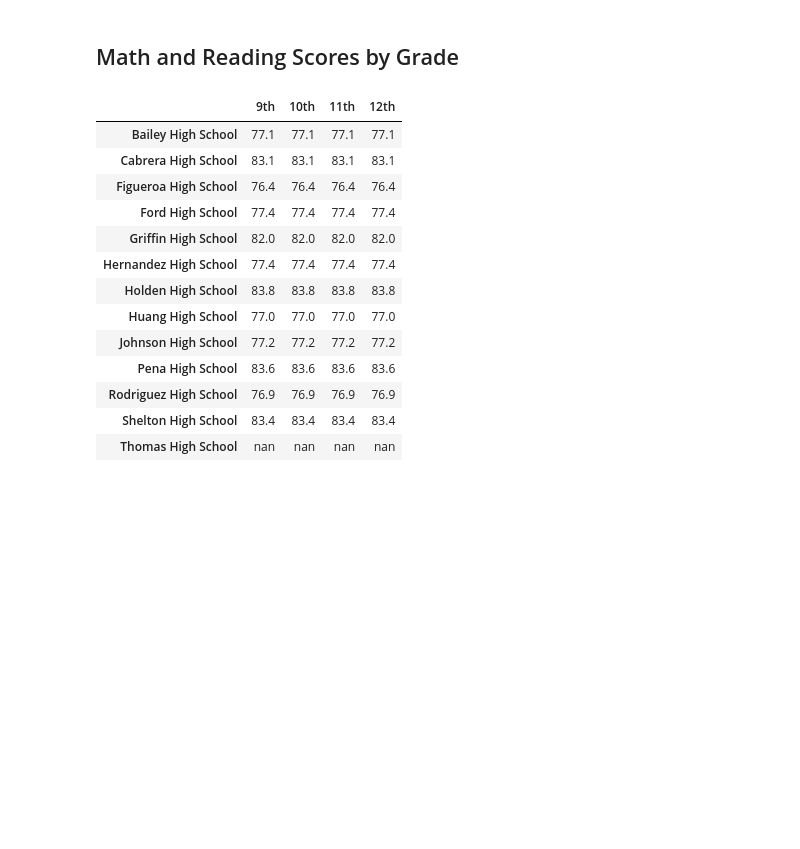
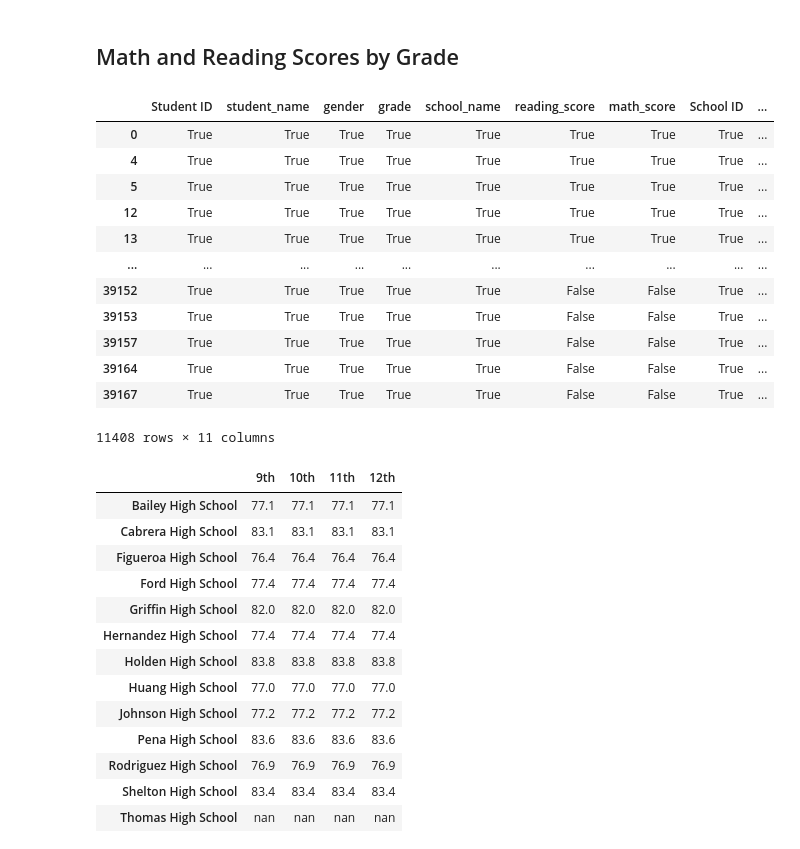
Before and after one commit to DonnieData/School_District_Analysis, a Jupyter notebook: PyCitySchools_Challenge.ipynb, the cells around one changed output. Drawn from its saved outputs; the diff is of its cells as text; code cells hidden in the pictures; blank space fills up the shorter version.

```diff
--- a/PyCitySchools_Challenge.ipynb
+++ b/PyCitySchools_Challenge.ipynb
@@ -311,3 +327,19 @@ per_school_summary_df.sort_values('% Overall Passing', ascending=True).head()
+# %%
+school_data_complete_df[school_data_complete_df.grade == '9th'].notna()
+# %% [output]
+|  | Student ID | student_name | gender | grade | school_name | reading_score | math_score | School ID | ... |
+| 0 | True | True | True | True | True | True | True | True | ... |
+| 4 | True | True | True | True | True | True | True | True | ... |
+| 5 | True | True | True | True | True | True | True | True | ... |
+| 12 | True | True | True | True | True | True | True | True | ... |
+| 13 | True | True | True | True | True | True | True | True | ... |
+| ... | ... | ... | ... | ... | ... | ... | ... | ... | ... |
+| 39152 | True | True | True | True | True | False | False | True | ... |
+| 39153 | True | True | True | True | True | False | False | True | ... |
+| 39157 | True | True | True | True | True | False | False | True | ... |
+| 39164 | True | True | True | True | True | False | False | True | ... |
+| 39167 | True | True | True | True | True | False | False | True | ... |
+11408 rows × 11 columns
 # %%
 # Create a Series of scores by grade levels using conditionals.
 ninth_grade = school_data_complete_df[school_data_complete_df.grade == '9th']
```
Also changed, not shown: parts of 6 cells of this notebook.
